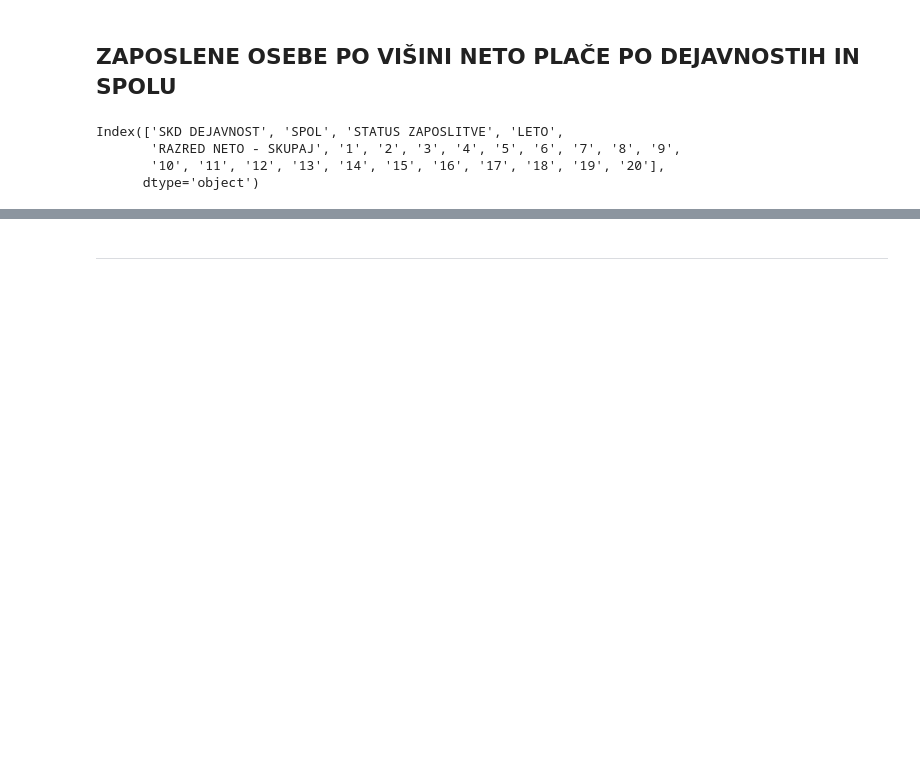
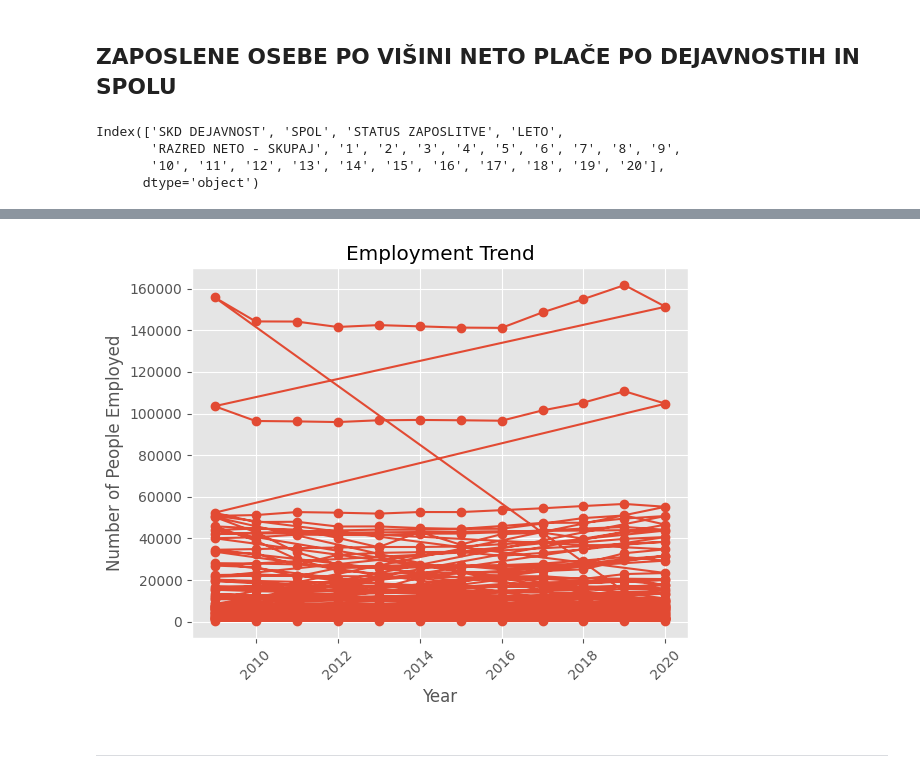
Before and after one commit to janljubic/PR22jlnfzkpmz, a Jupyter notebook: analiza/placa/placa.ipynb, the cells around one changed output, grey strips where cells are left out. Drawn from its saved outputs; the diff is of its cells as text; code cells hidden in the pictures; blank space fills up the shorter version.

```diff
--- a/analiza/placa/placa.ipynb
+++ b/analiza/placa/placa.ipynb
@@ -91,3 +160,16 @@ plt.show()
+# %%
+import matplotlib.pyplot as plt
+
+# Plot the time series
+plt.plot(neto_placa['LETO'], neto_placa['RAZRED NETO - SKUPAJ'], marker='o')
+plt.xlabel('Year')
+plt.ylabel('Number of People Employed')
+plt.title('Employment Trend')
+plt.xticks(rotation=45)
+plt.grid(True)
+plt.show()
+# %% [output]
+[figure, added]
 # %% [markdown]
 ---
 # %% [markdown]
```
Also changed, not shown: parts of 4 cells of this notebook.
